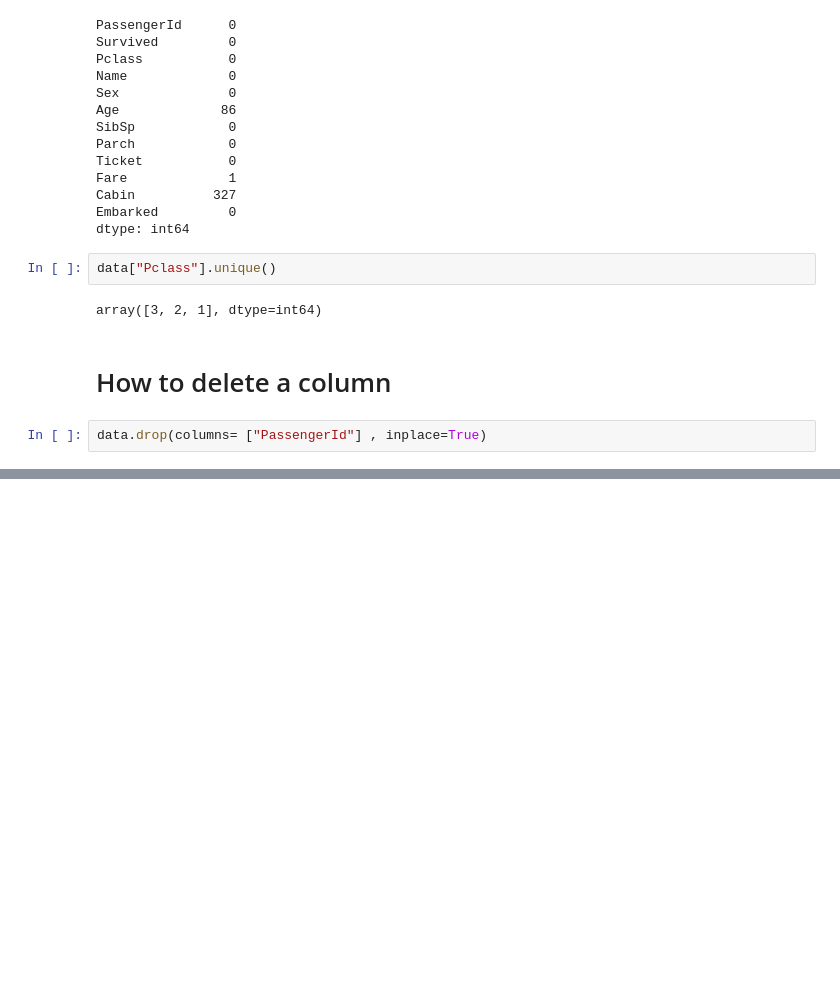
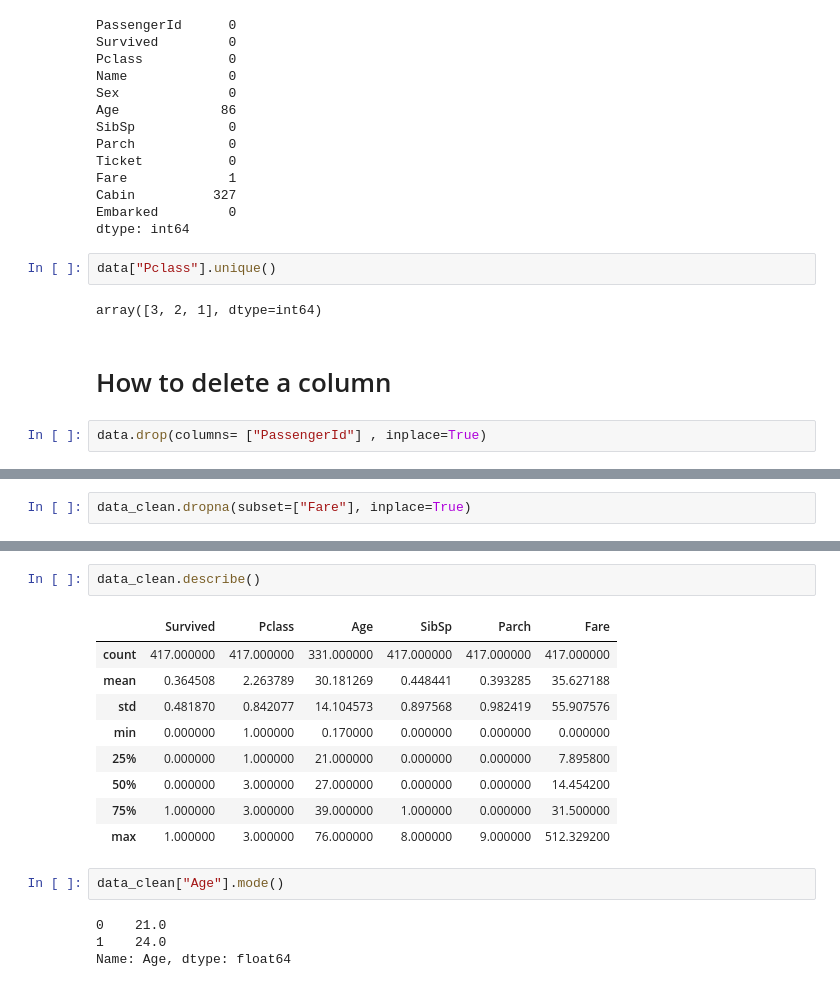
Before and after one commit to Vishalkumar800/Machine-learning-Udemy, a Jupyter notebook: datacleaning.ipynb, the cells around one changed output, grey strips where cells are left out. Drawn from its saved outputs; the diff is of its cells as text; blank space fills up the shorter version.

```diff
--- a/datacleaning.ipynb
+++ b/datacleaning.ipynb
@@ -95,0 +247,2 @@ data.bfill()
+# %%
+data_clean.dropna(subset=["Fare"], inplace=True)
@@ -95,0 +263,18 @@ data.bfill()
+# %%
+data_clean.describe()
+# %% [output]
+|  | Survived | Pclass | Age | SibSp | Parch | Fare |
+| count | 417.000000 | 417.000000 | 331.000000 | 417.000000 | 417.000000 | 417.000000 |
+| mean | 0.364508 | 2.263789 | 30.181269 | 0.448441 | 0.393285 | 35.627188 |
+| std | 0.481870 | 0.842077 | 14.104573 | 0.897568 | 0.982419 | 55.907576 |
+| min | 0.000000 | 1.000000 | 0.170000 | 0.000000 | 0.000000 | 0.000000 |
+| 25% | 0.000000 | 1.000000 | 21.000000 | 0.000000 | 0.000000 | 7.895800 |
+| 50% | 0.000000 | 3.000000 | 27.000000 | 0.000000 | 0.000000 | 14.454200 |
+| 75% | 1.000000 | 3.000000 | 39.000000 | 1.000000 | 0.000000 | 31.500000 |
+| max | 1.000000 | 3.000000 | 76.000000 | 8.000000 | 9.000000 | 512.329200 |
+# %%
+data_clean["Age"].mode()
+# %% [output]
+0    21.0
+1    24.0
+Name: Age, dtype: float64
```
Also changed, not shown: parts of 17 cells of this notebook, 2 other files.
